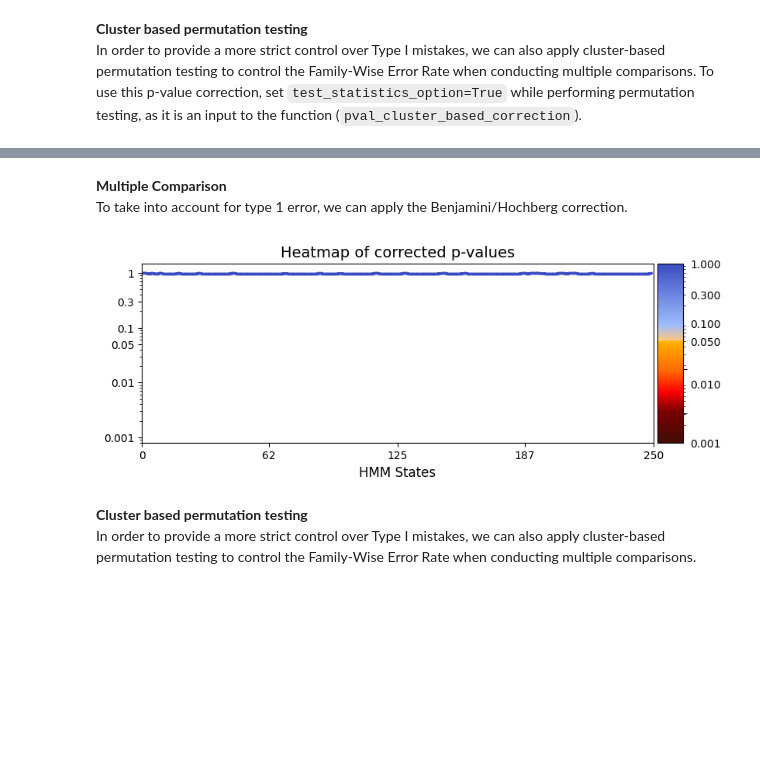
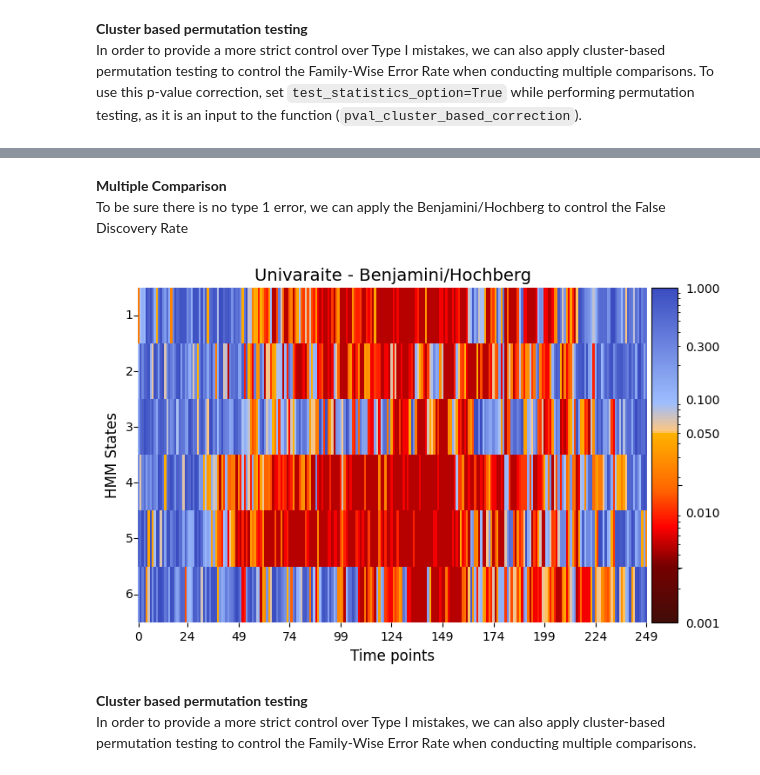
Before and after one commit to vidaurre/glhmm, a Jupyter notebook: docs/notebooks/Testing_across_sessions_within_subject.ipynb, the cells around one changed output, grey strips where cells are left out. Saved outputs shown, nothing was run; the diff lists cells and outputs as text; code cells hidden in the pictures; blank space fills up the shorter version.

Commit message:
Updated text, links and structure of the statistical notebooks

````diff
--- a/docs/notebooks/Testing_across_sessions_within_subject.ipynb
+++ b/docs/notebooks/Testing_across_sessions_within_subject.ipynb
@@ -216,7 +218,7 @@
 # %%
 # Reconstruct the Gamma matrix
 n_timepoints, n_trials, n_channels = D_sessions.shape[0],D_sessions.shape[1],Gamma.shape[1]
-gamma_epoch =statistics.reconstruct_concatenated_to_3D(Gamma,n_timepoints=n_timepoints, n_trials=n_trials, n_channels=n_channels)
+Gamma_epoch =statistics.reconstruct_concatenated_to_3D(Gamma,n_timepoints=n_timepoints, n_trials=n_trials, n_channels=n_channels)
 # %% [markdown]
 As a sanity check we will see if ```gamma_epoch``` is actually structured correctly by comparing it with ```Gamma```.
 
@@ -386,10 +386,8 @@ We do not need to change any input variables to run this test compare to earlier
 # %%
-# Set the parameters for across trials testing
-method = "multivariate"
+# Set the parameters for between-subject testing
+method = "univariate"
 Nperm = 1000 # Number of permutations (default = 1000)
-test_statistics_option = True
-
-# Perform across-trial testing
-result_multivaraite_trials  =statistics.test_across_trials(Gamma_reconstruct, R_sessions, idx_sessions,method=method,
-                                                                 Nperm=Nperm, test_statistics_option=test_statistics_option)
+# Perform across-subject testing
+result_univariate =statistics.test_across_sessions_within_subject(D_data=Gamma_epoch, R_data=R_sessions, idx_data=idx_sessions,
+                                                                  method=method,Nperm=Nperm, test_statistics_option=True)
 # %% [output]
@@ -408,13 +409,14 @@ graphics.plot_p_values_over_time(result_multivaraite_trials["pval"], title_text
 # %% [markdown]
 **Multiple Comparison**\
-To take into account for type 1 error, we can apply the Benjamini/Hochberg correction.
+To be sure there is no type 1 error, we can apply the Benjamini/Hochberg to control the False Discovery Rate
 # %%
-alpha = 0.05
-pval_corrected, rejected_corrected =statistics.pval_correction(result_multivaraite_trials["pval"], method='fdr_bh',alpha=alpha)
+alpha = 0.05 # threshold for p-values
+pval_corrected, rejected_corrected =statistics.pval_correction(result_univariate["pval"], method='fdr_bh', alpha=0.5)
 # Plot p-values
-graphics.plot_p_values_over_time(pval_corrected, title_text ="Heatmap of corrected p-values",figsize=(9, 3), xlabel="HMM States", ylabel="")
+graphics.plot_p_value_matrix(pval_corrected.T, title_text ="Univaraite - Benjamini/Hochberg",figsize=(8, 5),
+                             xlabel="Time points", ylabel="HMM States", annot=False, num_x_ticks=11)
 # %% [output]
-[figure, old version]
+[figure, new version]
 # %% [markdown]
 **Cluster based permutation testing**\
 In order to provide a more strict control over Type I mistakes, we can also apply cluster-based permutation testing to control the Family-Wise Error Rate when conducting multiple comparisons.
````
Also changed, not shown: parts of 44 cells of this notebook, 4 other files.
